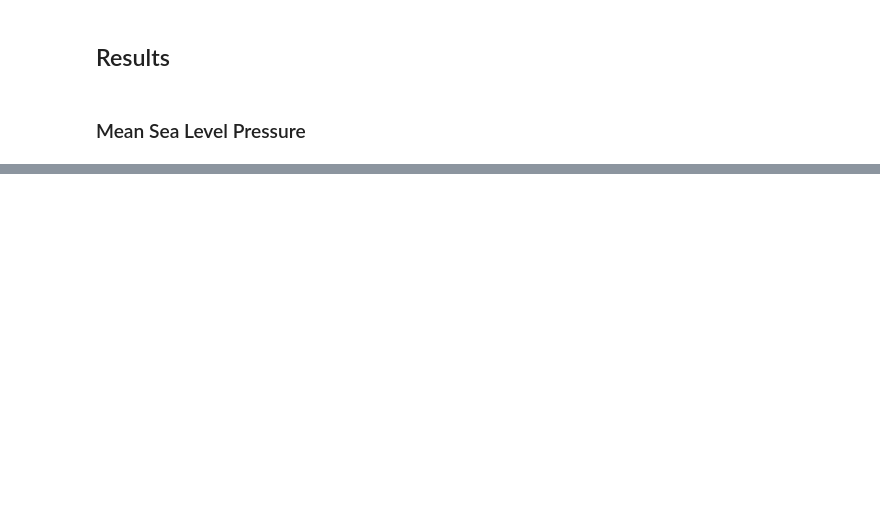
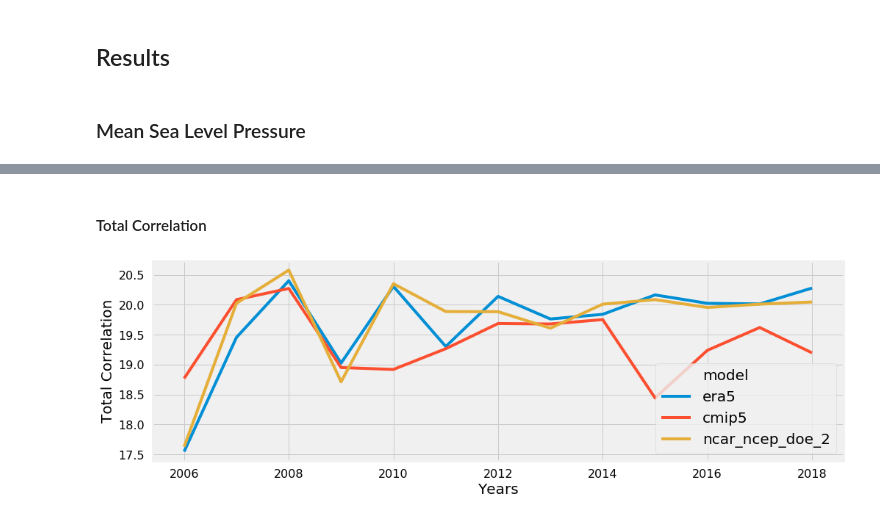
Before and after one commit to jejjohnson/rbig_eo, a Jupyter notebook: notebooks/climate/0_visualize.ipynb, the cells around one changed output, grey strips where cells are left out. Saved outputs shown, nothing was run; the diff lists cells and outputs as text; code cells hidden in the pictures; blank space fills up the shorter version.

```diff
--- a/notebooks/climate/0_visualize.ipynb
+++ b/notebooks/climate/0_visualize.ipynb
@@ -156,0 +130,6 @@ plotter = PlotResults(filename)
+# %% [markdown]
+#### Total Correlation
+# %%
+tc1_fig, tc1_ax = plotter.plot_total_correlation()
+# %% [output]
+[figure, added]
```
Also changed, not shown: parts of 52 cells of this notebook, 1 other file.
